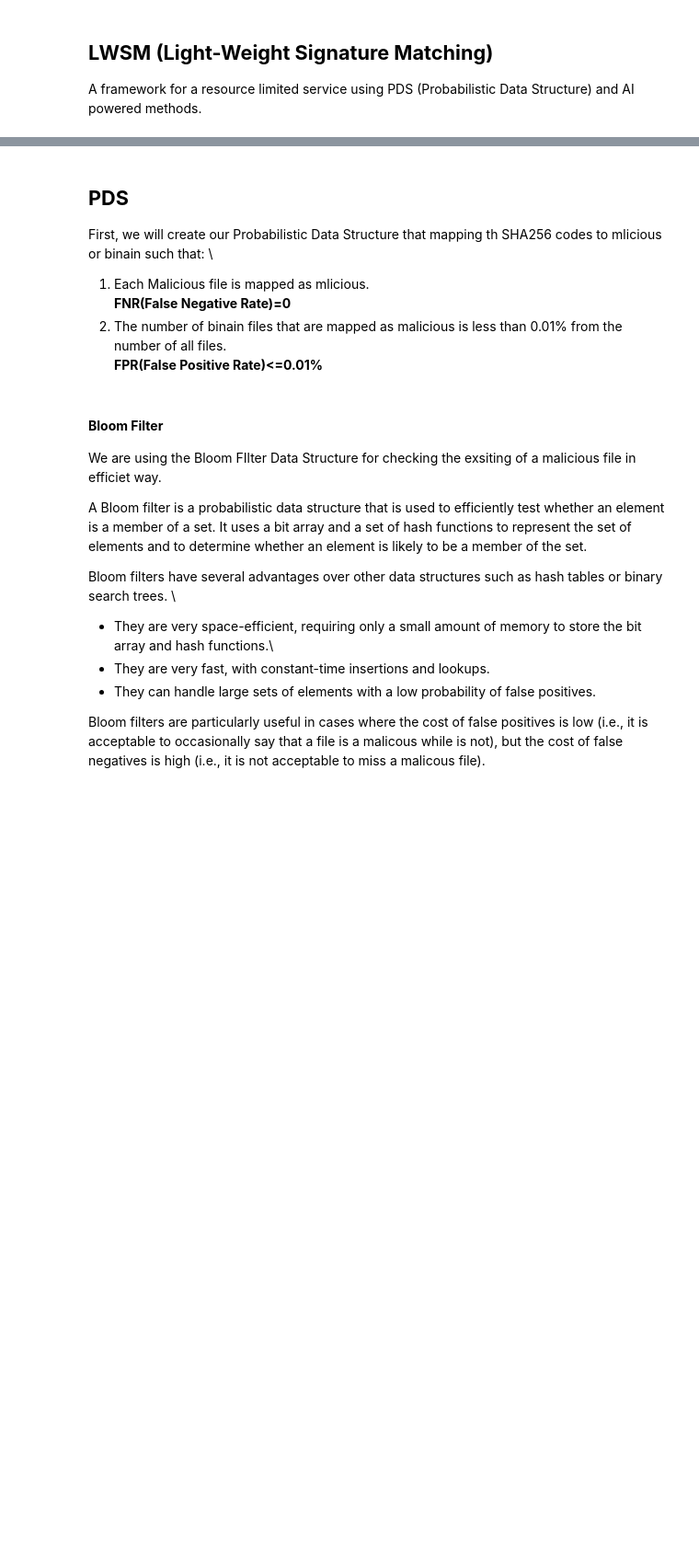
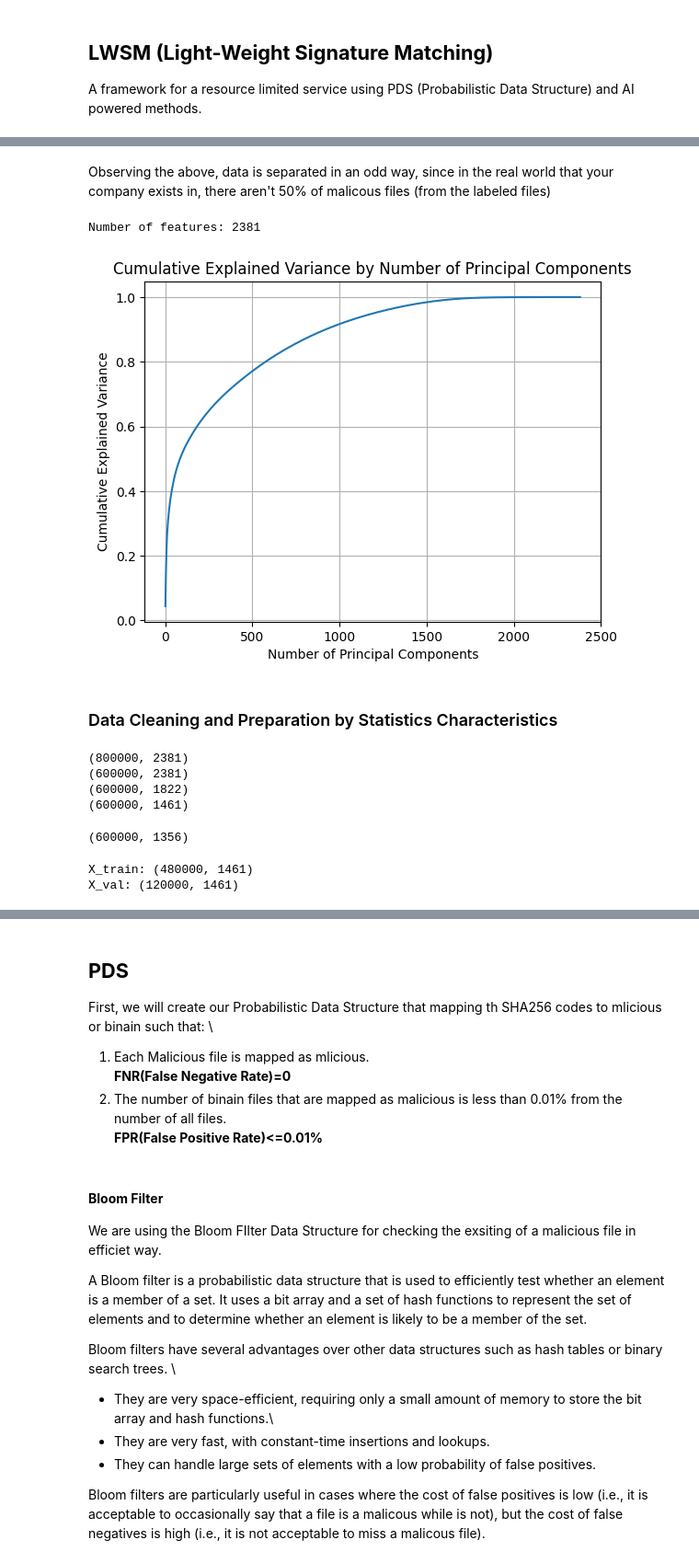
Before and after one commit to DanielFadlon/LWSM, a Jupyter notebook: LWSM.ipynb, the cells around one changed output, grey strips where cells are left out. Shown at 92% size. Cells and saved outputs as stored; diff of their text form; code cells hidden in the pictures; blank space fills up the shorter version.

Commit message:
model selection and visualizaation

```diff
--- a/LWSM.ipynb
+++ b/LWSM.ipynb
@@ -70,0 +112,13 @@ Vectorizing training set
+# %%
+# Check if the vectorized features have already been saved
+try:
+  X_train, y_train, X_test, y_test = ember.read_vectorized_features(path2ember)
+  emberdf = ember.read_metadata(path2ember)
+  lgbm_model = lgb.Booster(model_file=f'{path2ember}/ember_model_2018.txt')
+  print('datasets, dataframe and model are loded successfuly')
+except FileNotFoundError:
+  # If the file doesn't exist, create the vectorized features and save them
+  print('Start to create vaetorized fetures')
+  save_ember_vectorized_features(path2ember)
+  print('Created and saved vectorized features to path')
+  print('Check that your files are copied to the required dirctory and execute this cell again')
@@ -70,0 +168,36 @@ Vectorizing training set
+# %% [markdown]
+Observing the above, data is separated in an odd way, since in the real world that your company exists in, there aren't 50%  of malicous files (from the labeled files)
+# %%
+# Number of features
+print('Number of features:', X_train.shape[1])
+# %% [output]
+Number of features: 2381
+# %%
+# Standardizing the features to have mean=0 and variance=1
+X_norm = StandardScaler().fit_transform(X_train)
+
+# Create an instance of PCA
+f_pca = PCA()
+
+# Fit PCA on your dataset
+f_pca.fit(X_norm)
+
+# Transform the dataset using the fitted PCA
+X_full_pca = f_pca.transform(X_norm)
+
+# Access the explained variance ratio
+explained_variance_ratio = f_pca.explained_variance_ratio_
+cumulative_explained_variance = np.cumsum(explained_variance_ratio)
+
+
+plt.plot(range(1, len(explained_variance_ratio) + 1), cumulative_explained_variance)
+plt.xlabel('Number of Principal Components')
+plt.ylabel('Cumulative Explained Variance')
+plt.title('Cumulative Explained Variance by Number of Principal Components')
+plt.grid(True)
+plt.savefig('cumulative_explained_variance_by_number_of_pcs.png')
+plt.show()
+# %% [output]
+[figure, added]
+# %% [markdown]
+### Data Cleaning and Preparation by Statistics Characteristics
@@ -70,0 +318,16 @@ Vectorizing training set
+# %%
+print(X_train.shape)
+# Remove unlabeled samples
+X_train, y_train = remove_unlabled_samples(X_train, y_train)
+print(X_train.shape)
+# Remove low variance features
+X_train = remove_low_variance_features(X_train)
+print(X_train.shape)
+# Calculate Pearson correlation for each feature with the target
+X_train = remove_features_with_low_correlation_to_target(X_train, y_train)
+print(X_train.shape)
+# %% [output]
+(800000, 2381)
+(600000, 2381)
+(600000, 1822)
+(600000, 1461)
@@ -70,0 +340,12 @@ Vectorizing training set
+# %%
+X_train_wo_colinear.shape
+# %% [output]
+(600000, 1356)
+# %%
+# Split the training set to train and validation set
+X_train, X_val, y_train, y_val = train_test_split(X_train, y_train, test_size=0.20, random_state=42)
+print(f'X_train: {X_train.shape}')
+print(f'X_val: {X_val.shape}')
+# %% [output]
+X_train: (480000, 1461)
+X_val: (120000, 1461)
```
Also changed, not shown: parts of 82 cells of this notebook.
